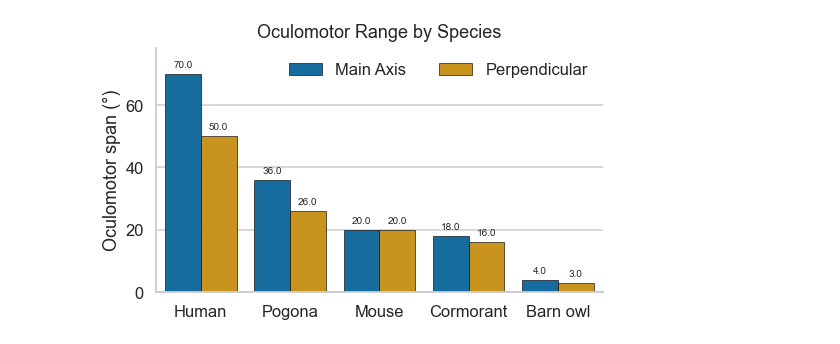
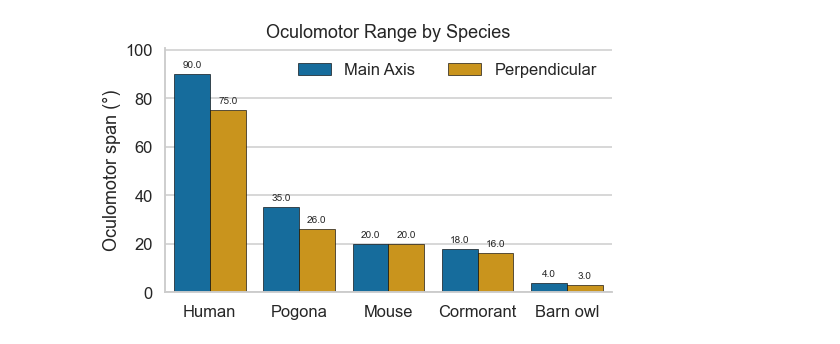
Before and after one commit to neural-electrophysiology-tool-team/Eye-Tracking-Tools, a Jupyter notebook: clean_notebooks/span_plot.ipynb, the cells around one changed output. Cells and saved outputs as stored; diff of their text form; code cells hidden in the pictures.

```diff
--- a/clean_notebooks/span_plot.ipynb
+++ b/clean_notebooks/span_plot.ipynb
@@ -153,19 +153,19 @@ def plot_oculomotor_span_bars(
 # %%
 export_path = rf'Z:\Nimrod\Paper_Figures\2024_Personalized_headstage_eye_tracking\Figure_3\materials\span_different_animals_final'
 spans = {
-    "Human": {"main_axis_span": 70.0, "perpendicular_span": 50.0},
+    "Human": {"main_axis_span": 90.0, "perpendicular_span": 75.0},
     "Barn owl": {"main_axis_span": 4.0, "perpendicular_span": 3.0},
     "Cormorant": {"main_axis_span": 18.0, "perpendicular_span": 16.0},
     "Mouse": {"main_axis_span":20, "perpendicular_span": 20},
-    "Pogona": {"main_axis_span": 36, "perpendicular_span": 26.0},
+    "Pogona": {"main_axis_span": 35, "perpendicular_span": 26.0},
 }
 
 plot_oculomotor_span_bars(
     spans,
     sort_by="mean",
     title="Oculomotor Range by Species",
     export_path=export_path,   # saves figures/oculomotor_span_bars.png and .pdf
 )
 plt.show()
 # %% [output]
-[figure, old version]
+[figure, new version]
```
Also changed, not shown: 1 other file.
